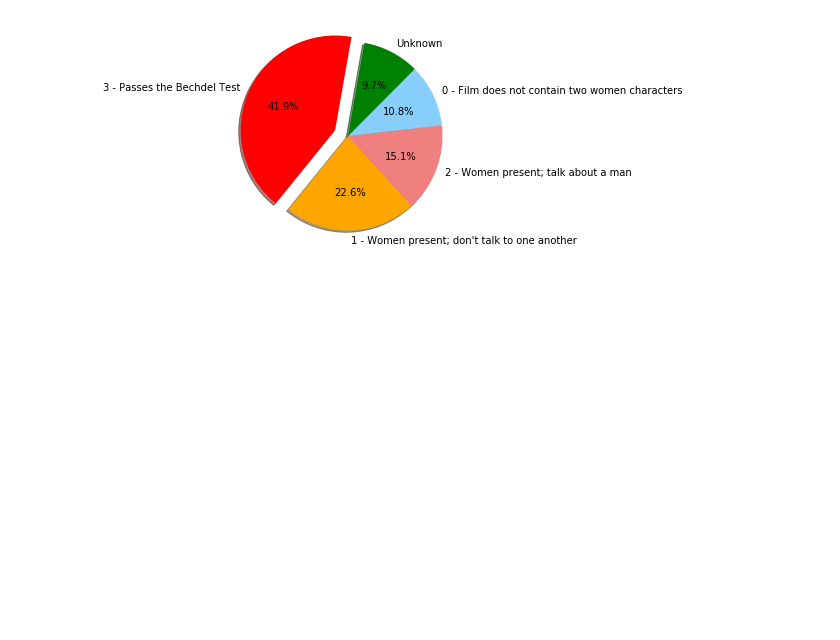
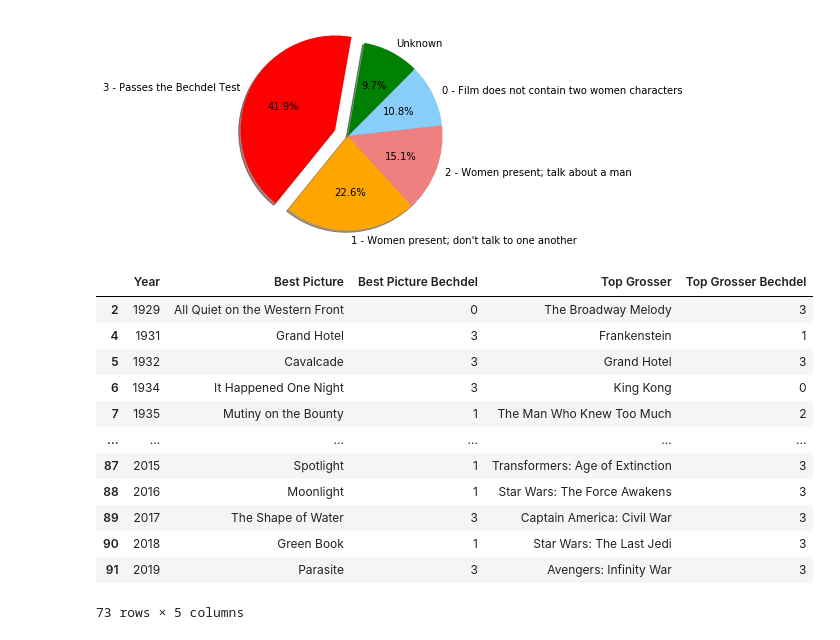
Before and after one commit to meganfoster/Group_5_Project_1, a Jupyter notebook: Bechdel Score Retrieval (Final).ipynb, the cells around one changed output. Cells and saved outputs as stored; diff of their text form; code cells hidden in the pictures; blank space fills up the shorter version.

```diff
--- a/Bechdel Score Retrieval (Final).ipynb
+++ b/Bechdel Score Retrieval (Final).ipynb
@@ -218,3 +236,30 @@ plt.axis("equal")
 plt.show()
 # %% [output]
 [figure]
+# %%
+# All Bechdel scores Data Frame
+bechdel_scores_df = pd.DataFrame({
+    "Year": award_movie_df["year"],
+    "Best Picture": award_movie_df["Movie Title"],
+    "Best Picture Bechdel": award_movie_df["Bechdel Score"],
+    "Top Grosser": topgross_movie_df["Movie Title"],
+    "Top Grosser Bechdel": topgross_movie_df["Bechdel Score"],
+})
+bechdel_scores_df = bechdel_scores_df.dropna()
+bechdel_scores_df = bechdel_scores_df.drop(bechdel_scores_df[bechdel_scores_df["Best Picture Bechdel"] == "Unknown"].index)
+bechdel_scores_df = bechdel_scores_df.drop(bechdel_scores_df[bechdel_scores_df["Top Grosser Bechdel"] == "Unknown"].index)
+bechdel_scores_df
+# %% [output]
+|  | Year | Best Picture | Best Picture Bechdel | Top Grosser | Top Grosser Bechdel |
+| 2 | 1929 | All Quiet on the Western Front | 0 | The Broadway Melody | 3 |
+| 4 | 1931 | Grand Hotel | 3 | Frankenstein | 1 |
+| 5 | 1932 | Cavalcade | 3 | Grand Hotel | 3 |
+| 6 | 1934 | It Happened One Night | 3 | King Kong | 0 |
+| 7 | 1935 | Mutiny on the Bounty | 1 | The Man Who Knew Too Much | 2 |
+| ... | ... | ... | ... | ... | ... |
+| 87 | 2015 | Spotlight | 1 | Transformers: Age of Extinction | 3 |
+| 88 | 2016 | Moonlight | 1 | Star Wars: The Force Awakens | 3 |
+| 89 | 2017 | The Shape of Water | 3 | Captain America: Civil War | 3 |
+| 90 | 2018 | Green Book | 1 | Star Wars: The Last Jedi | 3 |
+| 91 | 2019 | Parasite | 3 | Avengers: Infinity War | 3 |
+73 rows × 5 columns
```
Also changed, not shown: parts of 9 cells of this notebook, 4 other files.
